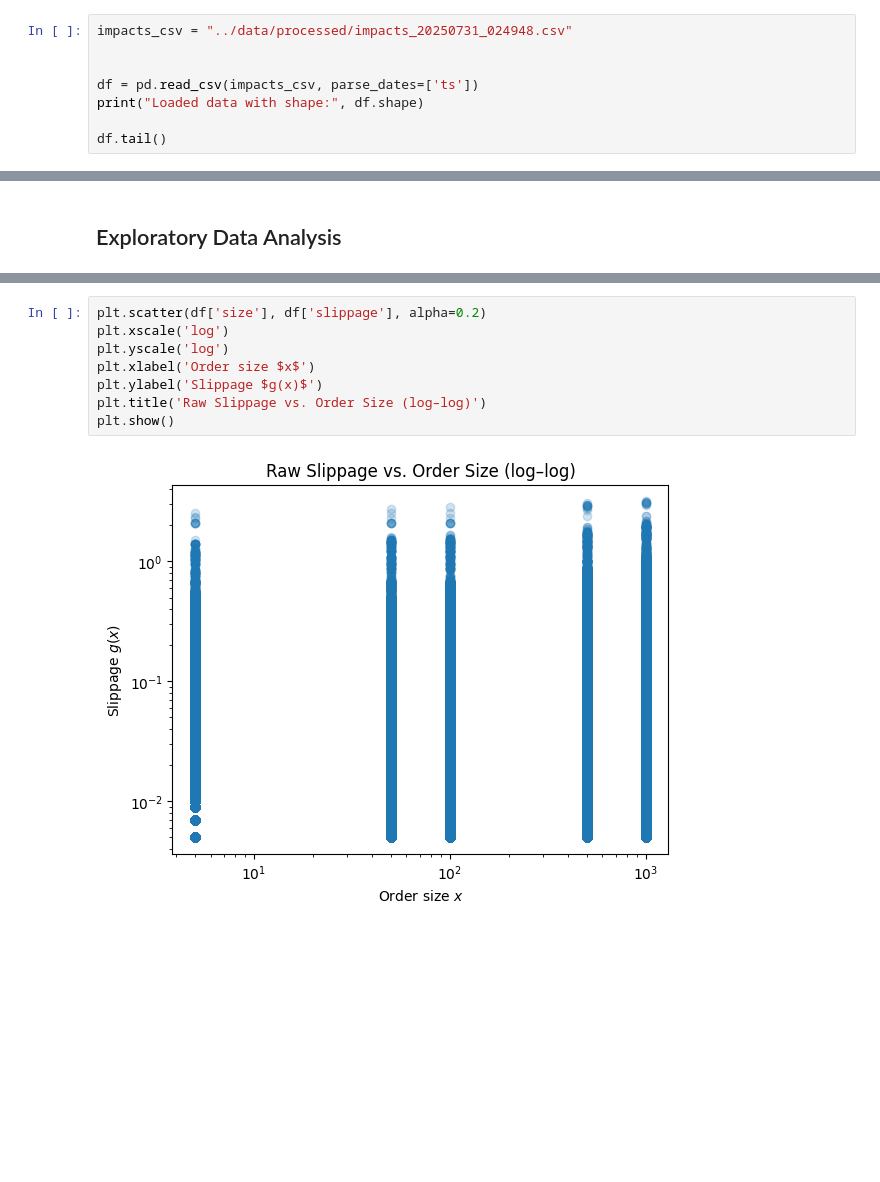
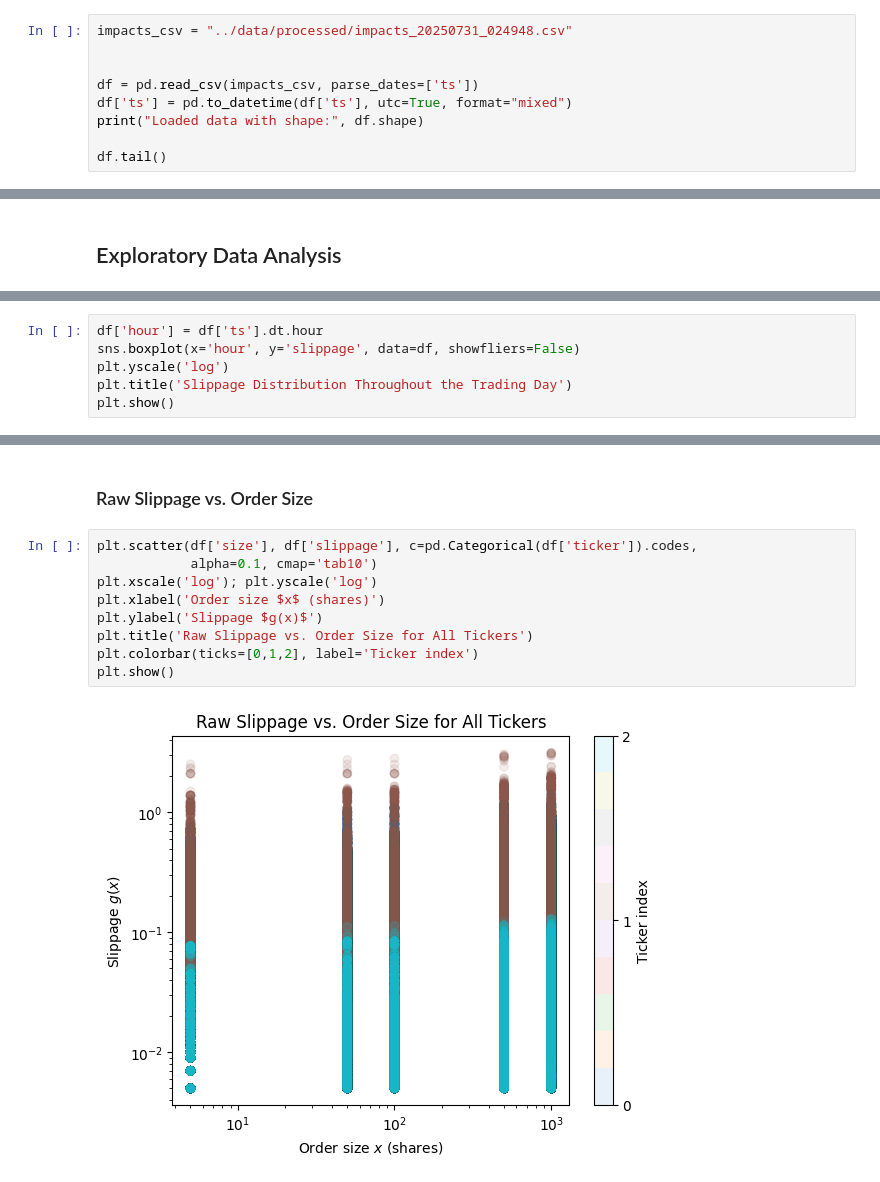
Before and after one commit to Chaim3ra/modeling-temp-impact, a Jupyter notebook: notebooks/Untitled.ipynb, the cells around one changed output, grey strips where cells are left out. Saved outputs shown, nothing was run; the diff lists cells and outputs as text; blank space fills up the shorter version.

```diff
--- a/notebooks/Untitled.ipynb
+++ b/notebooks/Untitled.ipynb
@@ -21,6 +26,7 @@ impacts_csv = "../data/processed/impacts_20250731_024948.csv"
 
 
 df = pd.read_csv(impacts_csv, parse_dates=['ts'])
+df['ts'] = pd.to_datetime(df['ts'], utc=True, format="mixed")
 print("Loaded data with shape:", df.shape)
 
 df.tail()
@@ -54,0 +78,6 @@ Tickers in dataset: ['FROG']
+# %%
+df['hour'] = df['ts'].dt.hour
+sns.boxplot(x='hour', y='slippage', data=df, showfliers=False)
+plt.yscale('log')
+plt.title('Slippage Distribution Throughout the Trading Day')
+plt.show()
@@ -55,10 +86,13 @@ Tickers in dataset: ['FROG']
+# %% [markdown]
+### Raw Slippage vs. Order Size
 # %%
-plt.scatter(df['size'], df['slippage'], alpha=0.2)
-plt.xscale('log')
-plt.yscale('log')
-plt.xlabel('Order size $x$')
+plt.scatter(df['size'], df['slippage'], c=pd.Categorical(df['ticker']).codes,
+            alpha=0.1, cmap='tab10')
+plt.xscale('log'); plt.yscale('log')
+plt.xlabel('Order size $x$ (shares)')
 plt.ylabel('Slippage $g(x)$')
-plt.title('Raw Slippage vs. Order Size (log–log)')
+plt.title('Raw Slippage vs. Order Size for All Tickers')
+plt.colorbar(ticks=[0,1,2], label='Ticker index')
 plt.show()
 # %% [output]
-[figure, old version]
+[figure, new version]
```
Also changed, not shown: parts of 18 cells of this notebook, 5 other files.
